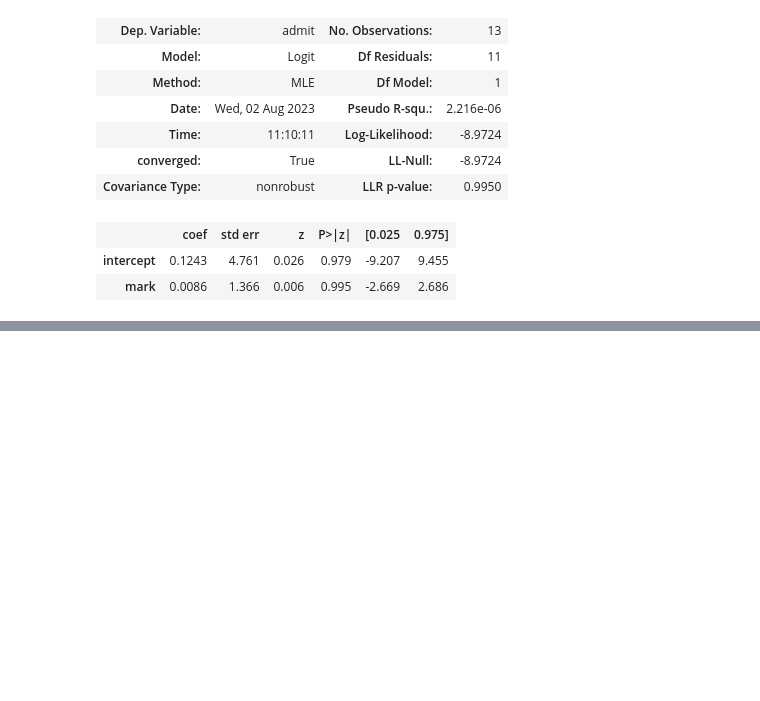
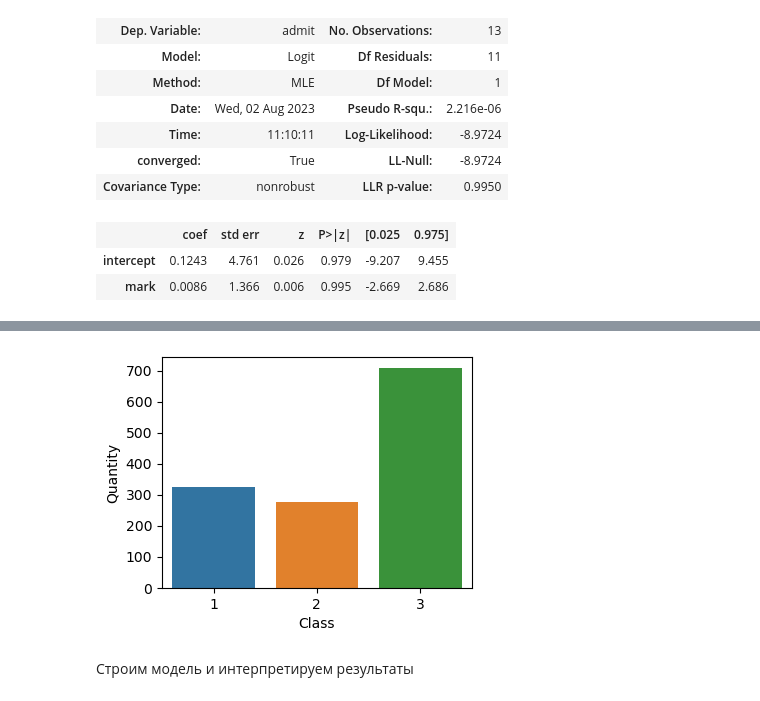
Before and after one commit to maxim-lipatnikov/basics-of-statistics-part-1, a Jupyter notebook: basics_of_statistics_1.ipynb, the cells around one changed output, grey strips where cells are left out. Saved outputs shown, nothing was run; the diff lists cells and outputs as text; code cells hidden in the pictures; blank space fills up the shorter version.

```diff
--- a/basics_of_statistics_1.ipynb
+++ b/basics_of_statistics_1.ipynb
@@ -2703,0 +3012,10 @@ Logit Regression Results
+# %%
+plt.figure(figsize=(4,3))
+sns.countplot(x = 'Pclass', data = titanic)
+plt.xlabel('Class')
+plt.ylabel('Quantity');
+# plt.title('Пассажирские классы')
+# %% [output]
+[figure, added]
+# %% [markdown]
+Строим модель и интерпретируем результаты
```
Also changed, not shown: parts of 59 cells of this notebook, 24 other files.
